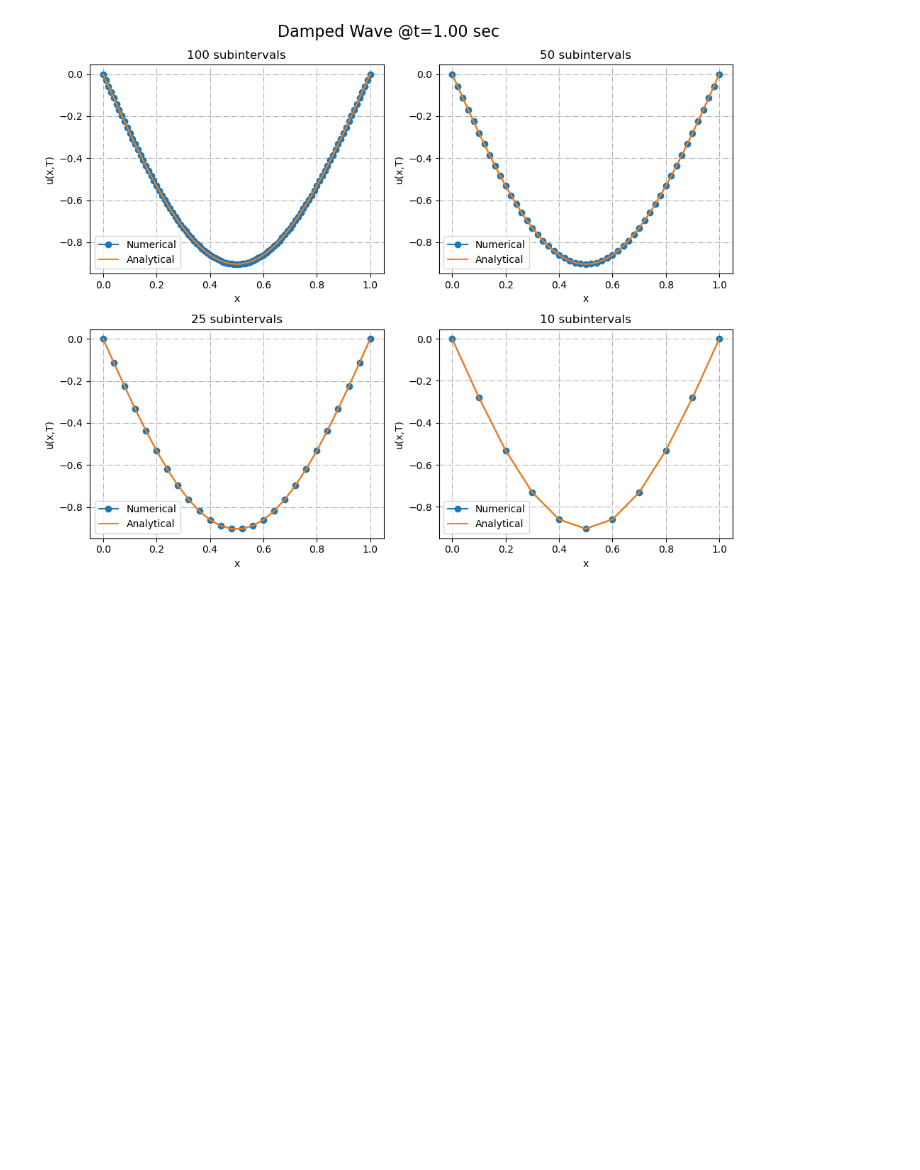
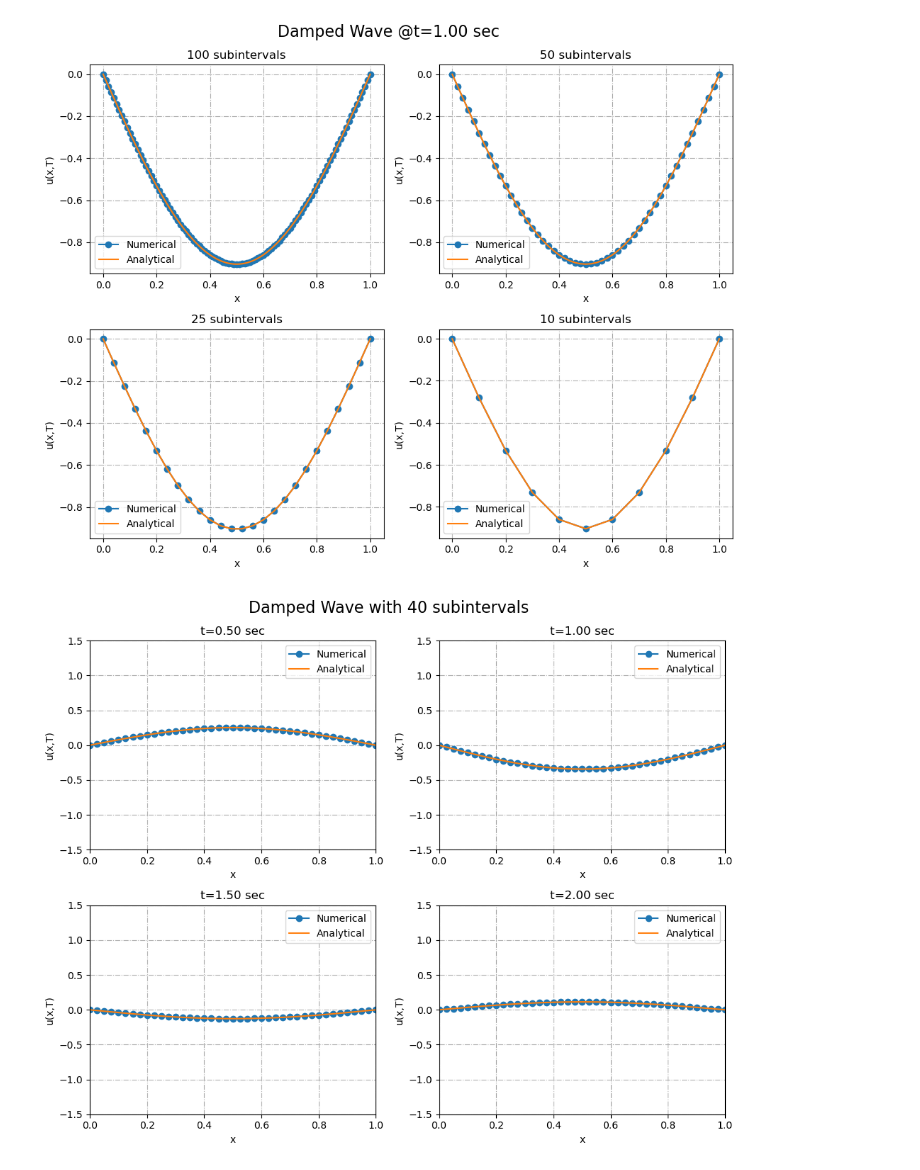
Before and after one commit to mihirshevade/ae370_project_2, a Jupyter notebook: comparison.ipynb, the cells around one changed output. Drawn from its saved outputs; the diff is of its cells as text; code cells hidden in the pictures; blank space fills up the shorter version.

```diff
--- a/comparison.ipynb
+++ b/comparison.ipynb
@@ -111,3 +111,59 @@ plt.tight_layout()
 plt.show()
 # %% [output]
 [figure]
+# %%
+# parameters
+L     = 1.0     # domain length
+c     = 1.0     # wave speed
+alpha = 1     # damping coefficient
+nx    = 40    # number of spatial subintervals
+dt    = 0.005   # time step
+
+
+# 4 sublplts
+figure, axis = plt.subplots(2, 2, figsize=(10, 8))
+
+figure.suptitle("Damped Wave with 40 subintervals", fontsize=16)
+
+x1, U_num1, U_ana1 = time_step_damped_wave(L, c, alpha, nx, dt, 0.5)
+axis[0,0].plot(x1, U_num1, 'o-', label="Numerical")
+axis[0,0].plot(x1, U_ana1, '-', label="Analytical")
+axis[0,0].set_xlabel("x")
+axis[0,0].set_ylabel("u(x,T)")
+axis[0,0].set_title(f"t=0.50 sec")
+axis[0,0].legend()
+
+x2, U_num2, U_ana2 = time_step_damped_wave(L, c, alpha, nx, dt, 1)
+axis[0,1].plot(x2, U_num2, 'o-', label="Numerical")
+axis[0,1].plot(x2, U_ana2, '-', label="Analytical")
+axis[0,1].set_xlabel("x")
+axis[0,1].set_ylabel("u(x,T)")
+axis[0,1].set_title(f"t=1.00 sec")
+axis[0,1].legend()
+
+x3, U_num3, U_ana3 = time_step_damped_wave(L, c, alpha, nx, dt, 1.5)
+axis[1,0].plot(x3, U_num3, 'o-', label="Numerical")
+axis[1,0].plot(x3, U_ana3, '-', label="Analytical")
+axis[1,0].set_xlabel("x")
+axis[1,0].set_ylabel("u(x,T)")
+axis[1,0].set_title(f"t=1.50 sec")
+axis[1,0].legend()
+
+x4, U_num4, U_ana4 = time_step_damped_wave(L, c, alpha, nx, dt, 2)
+axis[1,1].plot(x4, U_num4, 'o-', label="Numerical")
+axis[1,1].plot(x4, U_ana4, '-', label="Analytical")
+axis[1,1].set_xlabel("x")
+axis[1,1].set_ylabel("u(x,T)")
+axis[1,1].set_title(f"t=2.00 sec")
+axis[1,1].legend()
+
+# set the same x and y limits for all subplots
+for ax in axis.flat:
+    ax.set_xlim(0, L)
+    ax.set_ylim(-1.5, 1.5)
+    ax.grid(ls='-.')
+
+plt.tight_layout()
+plt.show()
+# %% [output]
+[figure, added]
```
Also changed, not shown: parts of 4 cells of this notebook, 3 other files.
